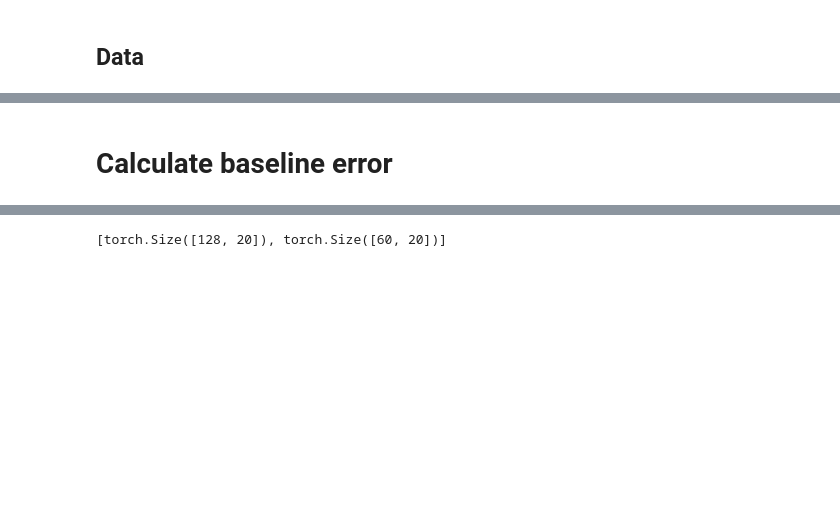
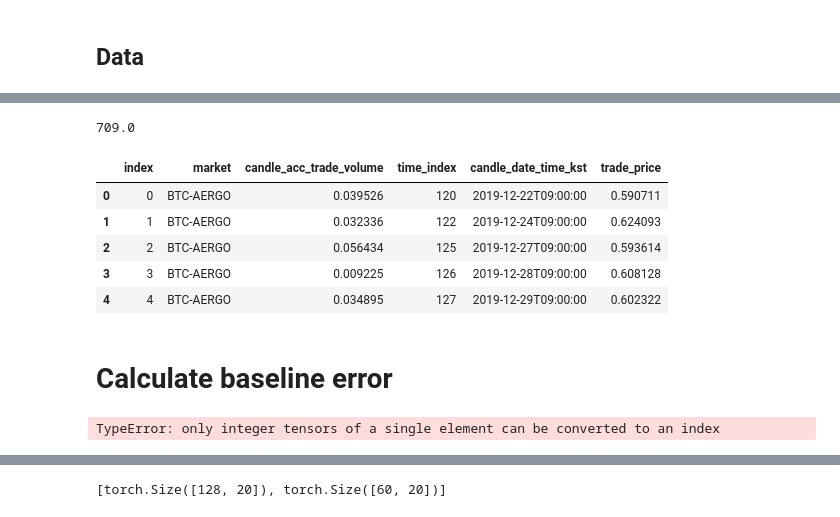
Before and after one commit to ai-practice-course/course-material, a Jupyter notebook: notebooks/PyTorchForecasting-DeepAR.ipynb, the cells around one changed output, grey strips where cells are left out. Drawn from its saved outputs; the diff is of its cells as text; code cells hidden in the pictures; blank space fills up the shorter version.

```diff
--- a/notebooks/PyTorchForecasting-DeepAR.ipynb
+++ b/notebooks/PyTorchForecasting-DeepAR.ipynb
@@ -196,0 +190,26 @@ for i, key in enumerate(data.keys()):
+# %%
+
+scalers = {}
+for i, key in enumerate(data.keys()):
+    if i % 10 == 0:
+        print(f'i = {i}, key = {key}')
+    tmp = data[key]
+#     if tmp.shape[0] == 720:
+    tmp_1 = pd.merge(tmp, date_index, on ='candle_date_time_kst')
+    tmp_df_1 = tmp_1[['time_index', 'candle_date_time_kst', 'market']]
+    tmp_df_1.reset_index(inplace = True)
+
+    # Scaling
+    scaler = MinMaxScaler()
+    scale_cols = ['candle_acc_trade_volume', 'trade_price']
+    scaled = scaler.fit_transform(tmp[scale_cols])
+
+    tmp_df_2 = pd.DataFrame(scaled, columns = ['candle_acc_trade_volume', 'trade_price'])
+    tmp_df_2.reset_index(inplace = True)
+    tmp_res = pd.concat([tmp_df_1, tmp_df_2], axis = 1)
+    try:
+        res_data = pd.concat([res_data, tmp_res[['market', 'candle_acc_trade_volume', 'time_index', 'candle_date_time_kst', 'trade_price']]])
+        scalers[key] = scaler
+
+    except Exception as e:
+        pass
@@ -196,0 +237,2 @@ for i, key in enumerate(data.keys()):
+# %%
+res_data.dropna(inplace = True)
@@ -207,5 +252,9 @@ max_prediction_length = 20
 
 training_cutoff = res_data['time_index'].max() - max_prediction_length
+# %%
+training_cutoff
+# %% [output]
+709.0
 # %%
 context_length = max_encoder_length
 prediction_length = max_prediction_length
@@ -212,3 +266,12 @@ prediction_length = max_prediction_length
+# %%
+res_data.head()
+# %% [output]
+|  | index | market | candle_acc_trade_volume | time_index | candle_date_time_kst | trade_price |
+| 0 | 0 | BTC-AERGO | 0.039526 | 120 | 2019-12-22T09:00:00 | 0.590711 |
+| 1 | 1 | BTC-AERGO | 0.032336 | 122 | 2019-12-24T09:00:00 | 0.624093 |
+| 2 | 2 | BTC-AERGO | 0.056434 | 125 | 2019-12-27T09:00:00 | 0.593614 |
+| 3 | 3 | BTC-AERGO | 0.009225 | 126 | 2019-12-28T09:00:00 | 0.608128 |
+| 4 | 4 | BTC-AERGO | 0.034895 | 127 | 2019-12-29T09:00:00 | 0.602322 |
 # %%
 training = TimeSeriesDataSet(
     res_data[lambda x: x.time_index <= training_cutoff],
@@ -233,5 +296,9 @@ train_dataloader = training.to_dataloader(train = True, batch_size = batch_size,
 val_dataloader = validation.to_dataloader(train = False, batch_size = batch_size, num_workers = 0)
 # %% [markdown]
 # Calculate baseline error
+# %%
+[x for x,y in iter(val_dataloader)]
+# %% [output]
+TypeError: only integer tensors of a single element can be converted to an index
 # %%
 actuals = torch.cat([y[0] for x, y in iter(val_dataloader)])
```
Also changed, not shown: parts of 29 cells of this notebook, 1 other file.
